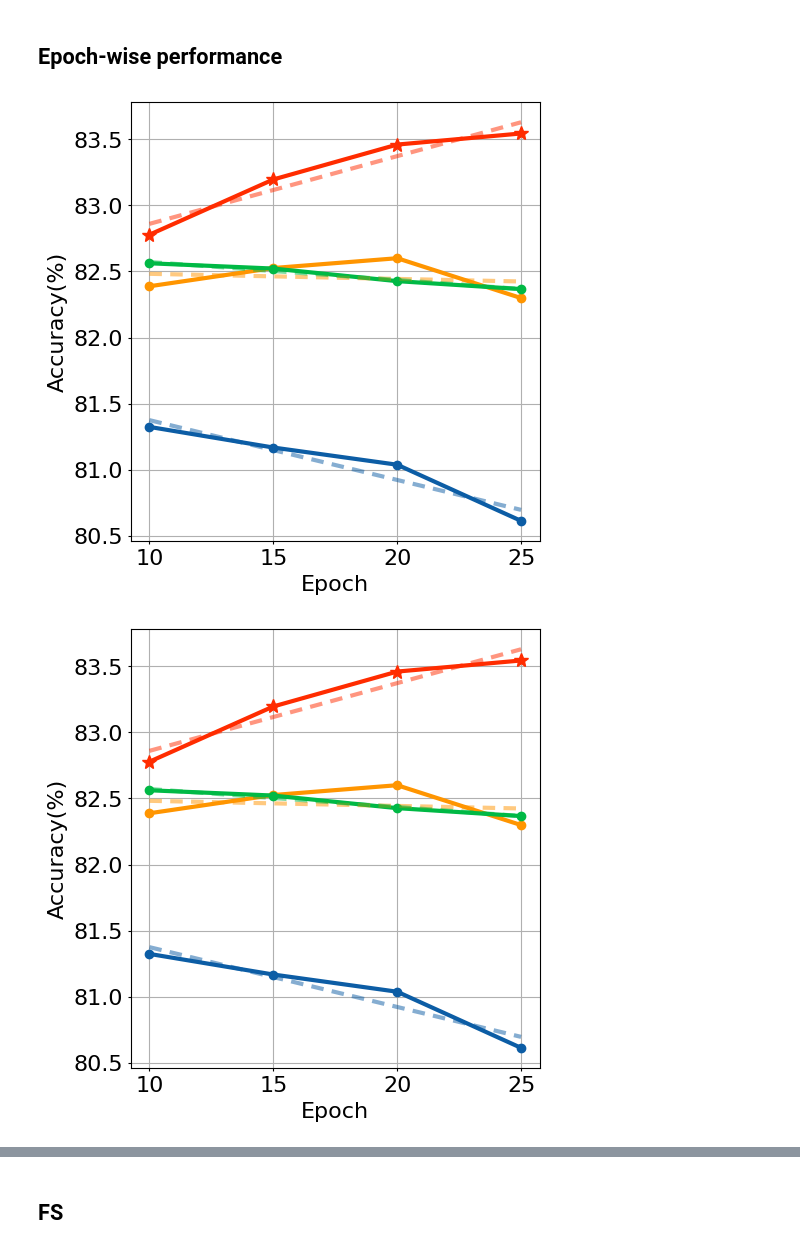
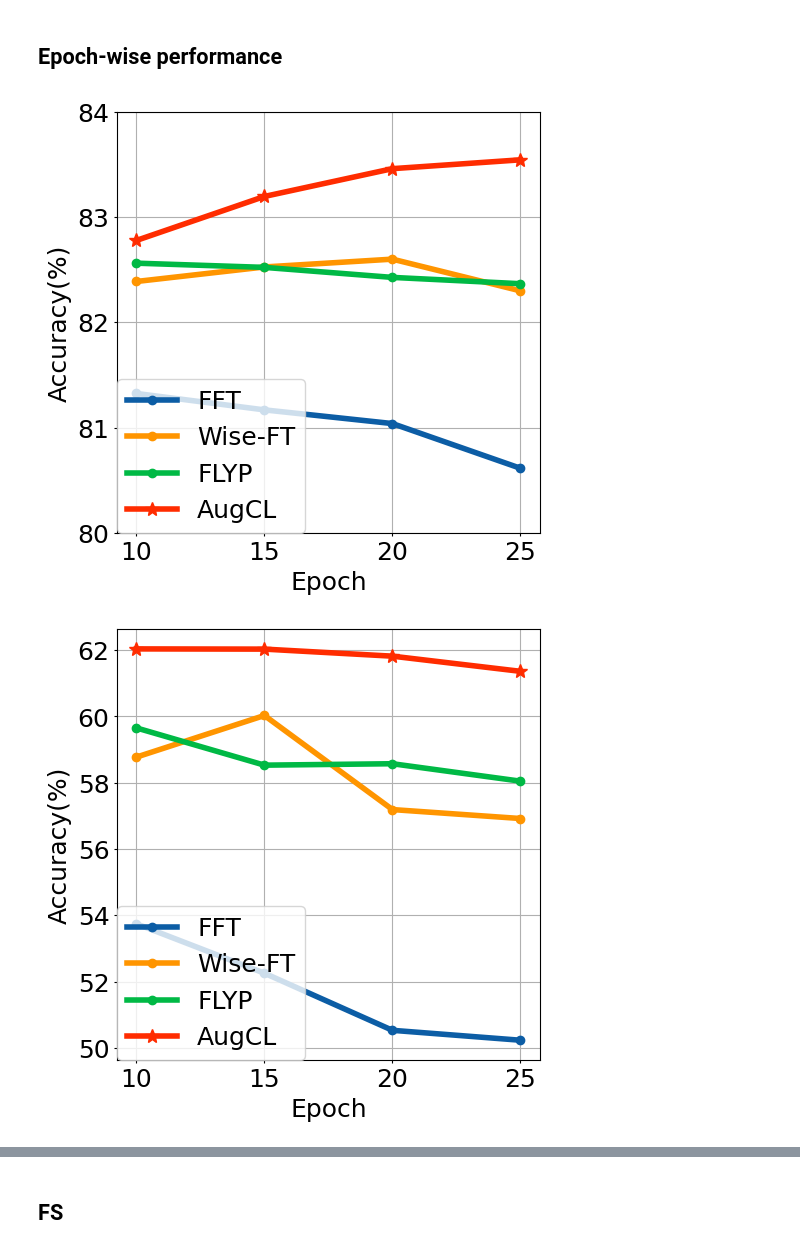
Before and after one commit to Lab-LVM/VLM, a Jupyter notebook: notebook/Graph.ipynb, the cells around one changed output, grey strips where cells are left out. Cells and saved outputs as stored; diff of their text form; code cells hidden in the pictures.

```diff
--- a/notebook/Graph.ipynb
+++ b/notebook/Graph.ipynb
@@ -28,45 +29,68 @@ FFT = [81.324, 81.168, 81.03793353, 80.61310348]
 WISE = [82.388, 82.526, 82.60025268, 82.29885387]
 FLYP = [82.562, 82.52199888, 82.4268213, 82.36674188]
 Our = [82.778, 83.196, 83.46, 83.544]
+
 FFT_OOD = [53.7442, 52.2534, 50.53006088, 50.2306975]
 WISE_OOD = [58.7742, 60.0294, 57.19067108, 56.92073441]
 FLYP_OOD = [59.6544, 58.53082001, 58.57387273, 58.04781816]
-Our_OOD = [61.2652, 61.2994, 61.0324, 60.6674]
+Our_OOD = [62.0388, 62.0324, 61.8194, 61.3622]
+
+FFT_V2 = [70.66, 70.47, 70.42904903, 69.93415409]
+WISE_V2 = [72.6, 72.95, 72.28716378, 71.91840705]
+FLYP_V2 = [72.79, 72.58999944, 72.44779648, 72.30429178]
+Our_V2 = [73.79, 74.01, 74.2, 74.4]
+
+FFT_Ske = [45.09, 43.96, 41.13814327, 41.68066695]
+WISE_Ske = [49.8, 51.149, 48.06936773, 48.09893608]
+FLYP_Ske = [49.602, 49.17369187, 48.41660113, 48.06430931]
+Our_Ske = [51.129, 51.119, 51.6, 51.369]
 # %%
+plt.rcParams.update({
+    'font.size': 18,
+    'lines.linewidth': 4,
+})
+
+
 def trend(v, t):
     coeff = np.polyfit(v, t, 1)  # 1=linear
     m = coeff[0]
     b = coeff[1]
     Vtrend = np.linspace(v[0], v[-1], 100)
     Ttrend = m * Vtrend + b
     return Vtrend, Ttrend
 
+
 color = ['#FF2C00', '#0C5DA5', '#FF9500', '#00B945', '#845B97', '#474747', '#9e9e9e']
-trend_linestyle = (0,(3,2))
-DS = [[FFT,WISE,FLYP, Our], [FFT_OOD, WISE_OOD, FLYP_OOD, Our_OOD]]
-Name = ['ID','OOD','']
+trend_linestyle = (0, (3, 2))
+DS = [[FFT, WISE, FLYP, Our], [FFT_OOD, WISE_OOD, FLYP_OOD, Our_OOD], [FFT_V2, WISE_V2, FLYP_V2, Our_V2],
+      [FFT_Ske, WISE_Ske, FLYP_Ske, Our_Ske]]
+Name = ['ID', 'OOD', 'imageNet V2', 'imageNet Sketch']
 
 for i, data in enumerate(DS):
-    fig, axs = plt.subplots(figsize=(5,5), layout='constrained')
-    axs.plot(epoch, FFT, marker='o', label='FFT', color=color[1])  # Plot more data on the axes...
-    axs.plot(epoch, WISE, marker='o', label='Wise-FT', color=color[2])  # Plot more data on the axes...
-    axs.plot(epoch, FLYP, marker='o', label='FLYP', color=color[3])  # Plot some data on the axes.
-    axs.plot(epoch, Our, marker='*', markersize=10, label='AugCL', color=color[0])  # Plot more data on the axes...
+    fig, axs = plt.subplots(figsize=(5, 5), layout='constrained')
+    axs.plot(epoch, data[0], marker='o', label='FFT', color=color[1])  # Plot more data on the axes...
+    axs.plot(epoch, data[1], marker='o', label='Wise-FT', color=color[2])  # Plot more data on the axes...
+    axs.plot(epoch, data[2], marker='o', label='FLYP', color=color[3])  # Plot some data on the axes.
+    axs.plot(epoch, data[3], marker='*', markersize=10, label='AugCL', color=color[0])  # Plot more data on the axes...
 
-    axs.plot(*trend(epoch, Our), linestyle=trend_linestyle, color=color[0], alpha=.5)
-    axs.plot(*trend(epoch, FFT), linestyle=trend_linestyle, color=color[1], alpha=.5)
-    axs.plot(*trend(epoch, WISE), linestyle=trend_linestyle, color=color[2], alpha=.5)
-    axs.plot(*trend(epoch, FLYP), linestyle=trend_linestyle, color=color[3], alpha=.5)
+    # axs.plot(*trend(epoch, data[0]), linestyle=trend_linestyle, color=color[1], alpha=.5)
+    # axs.plot(*trend(epoch, data[1]), linestyle=trend_linestyle, color=color[2], alpha=.5)
+    # axs.plot(*trend(epoch, data[2]), linestyle=trend_linestyle, color=color[3], alpha=.5)
+    # axs.plot(*trend(epoch, data[3]), linestyle=trend_linestyle, color=color[0], alpha=.5)
+
+    if i == 0:
+        axs.set_yticks([80, 81, 82, 83, 84])
 
     axs.set_xlabel('Epoch')  # Add an x-label to the axes.
     axs.set_ylabel('Accuracy(%)')  # Add a y-label to the axes.
     axs.set_xticks(epoch)
-    if i+1 % 2== 0:
-        axs.yaxis.set_label_position("right")
-        axs.yaxis.tick_right()
+    # if (i + 1) % 2 == 0:
+    #     axs.yaxis.set_label_position("right")
+    #     axs.yaxis.tick_right()
+    axs.legend(loc='lower left', borderaxespad=0.)
 
     # plt.show()
-    plt.savefig(f'epochwise_{Name[i]}.svg', dpi=2000)
+    plt.savefig(f'epochwise_{Name[i]}.pdf', dpi=2000)
 # %% [output]
-[figure, old version]
+[figure, new version]
-[figure, old version]
+[figure, new version]
```
Also changed, not shown: parts of 6 cells of this notebook.
